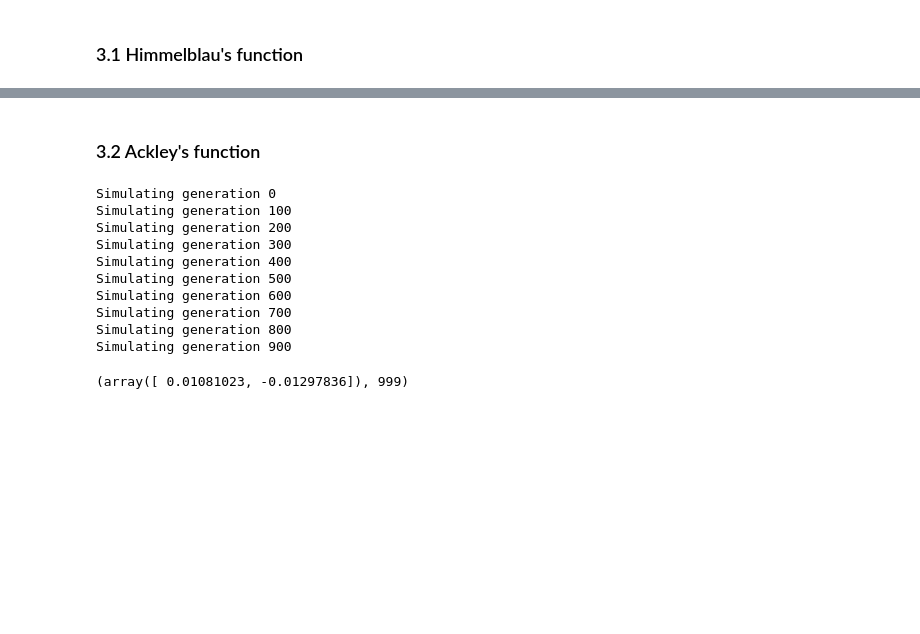
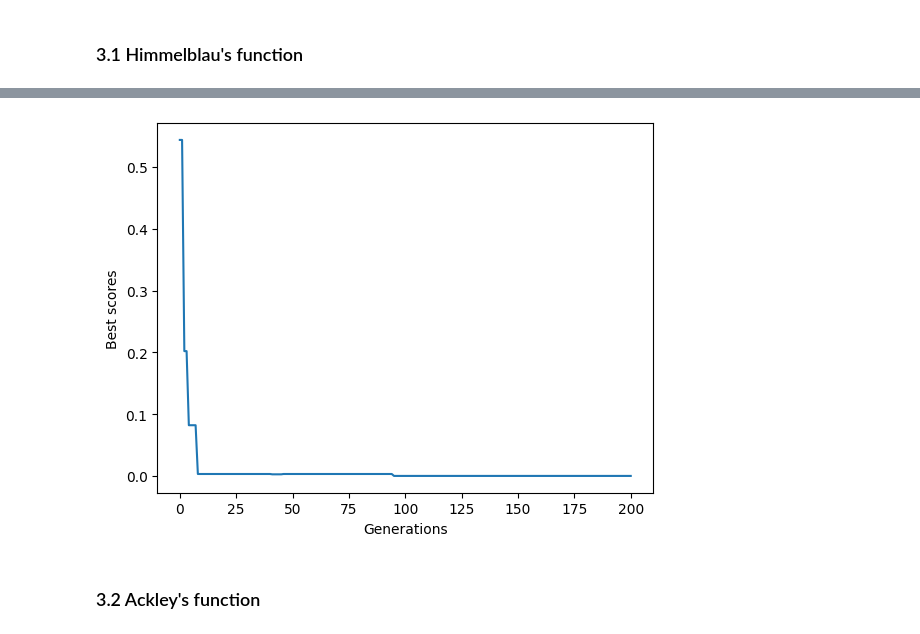
Before and after one commit to pgrzankowski/introduction-to-ai, a Jupyter notebook: evolutionary-algorithm.ipynb, the cells around one changed output, grey strips where cells are left out. Drawn from its saved outputs; the diff is of its cells as text; code cells hidden in the pictures; blank space fills up the shorter version.

```diff
--- a/evolutionary-algorithm.ipynb
+++ b/evolutionary-algorithm.ipynb
@@ -94,17 +143,6 @@ Simulating generation 900
+# %%
+plot_scores(scores)
+# %% [output]
+[figure, added]
 # %% [markdown]
 ### 3.2 Ackley's function
-# %%
-solution, iterations = evolutionary_algorithm(ackley)
-solution, iterations
-# %% [output]
-Simulating generation 0
-Simulating generation 100
-Simulating generation 200
-Simulating generation 300
-Simulating generation 400
-Simulating generation 500
-Simulating generation 600
-Simulating generation 700
-Simulating generation 800
-Simulating generation 900
-(array([ 0.01081023, -0.01297836]), 999)
```
Also changed, not shown: parts of 15 cells of this notebook.
